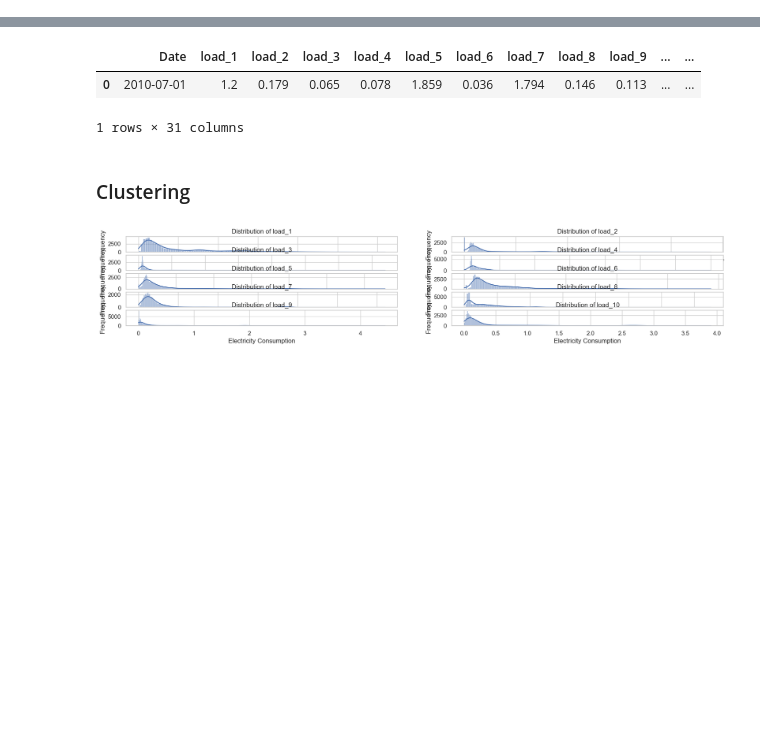
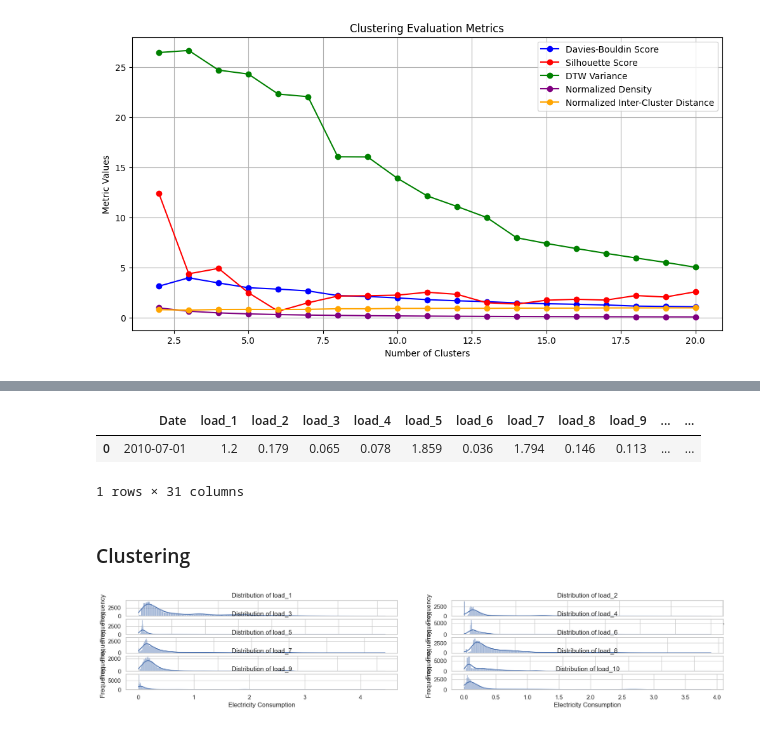
Before and after one commit to JonasSievers/Federated-Reinforcement-Learning-for-Battery-Charging, a Jupyter notebook: data/2feature_engineering_data/data_feature_engineering_scripts/03Data_Clustering.ipynb, the cells around one changed output, grey strips where cells are left out. Cells and saved outputs as stored; diff of their text form; code cells hidden in the pictures; blank space fills up the shorter version.

```diff
--- a/data/2feature_engineering_data/data_feature_engineering_scripts/03Data_Clustering.ipynb
+++ b/data/2feature_engineering_data/data_feature_engineering_scripts/03Data_Clustering.ipynb
@@ -47,0 +50,86 @@ Index(['load_299', 'load_300', 'Date.1', 'pv_1', 'pv_2', 'pv_3', 'pv_4',
+# %%
+#Prepare data
+
+time_series = prosumption_df.T.values
+# Scaling the data: Mean normalization to improve clustering
+scaler = TimeSeriesScalerMeanVariance()
+time_series_scaled = scaler.fit_transform(time_series)
+# %%
+# Function to compute DTW Within-Cluster Variance
+def compute_dtw_within_cluster_variance(data, labels, centroids):
+    clusters_dtw_variance = []
+    for cluster_id in set(labels):
+        cluster_indices = np.where(labels == cluster_id)[0]
+        cluster_data = data[cluster_indices]
+        centroid = centroids[cluster_id]
+        dtw_distances = [dtw(cluster_data[i], centroid) for i in range(len(cluster_data))]
+        clusters_dtw_variance.append(np.mean(dtw_distances))
+    return np.mean(clusters_dtw_variance)
+# %%
+# Define the range of cluster counts to evaluate
+max_clusters = 20
+cluster_counts = range(2, max_clusters + 1)
+db_scores = []
+silhouette_scores = []
+dtw_variances = []
+cluster_labels = {}
+density_scores = []
+inter_cluster_distances = []
+
+# Iterate over possible cluster counts
+for cluster_count in cluster_counts:
+    kmeans = TimeSeriesKMeans(n_clusters=cluster_count, metric="dtw", max_iter=100, tol=1e-6, random_state=42)
+    labels = kmeans.fit_predict(time_series_scaled)
+    cluster_labels[cluster_count] = labels
+
+    # Compute Distance Scores
+    dtw_variance = compute_dtw_within_cluster_variance(time_series_scaled, labels, kmeans.cluster_centers_)
+    dtw_variances.append(dtw_variance)
+
+    db_score = davies_bouldin_score(time_series_scaled.reshape(time_series_scaled.shape[0], -1), labels)
+    db_scores.append(db_score)
+
+    sil_score = silhouette_score(time_series_scaled.reshape(time_series_scaled.shape[0], -1), labels, metric=lambda x, y: dtw(x.reshape(-1,1), y.reshape(-1,1)))*100
+    silhouette_scores.append(sil_score)
+
+    # Compute density and inter-cluster distance (defer normalization)
+    density = np.mean([np.sum(labels == i) for i in range(cluster_count)]) / len(labels)
+    density_scores.append(density)
+
+    # Compute the average DTW distance between different cluster centers
+    if cluster_count > 1:  # Calculate distances only if there is more than one cluster
+        inter_distances = [dtw(kmeans.cluster_centers_[i], kmeans.cluster_centers_[j]) for i in range(cluster_count) for j in range(i+1, cluster_count)]
+        inter_cluster_distances.append(np.mean(inter_distances))
+    else:
+        inter_cluster_distances.append(0)
+    #print(f"Cluster Count: {cluster_count}, max_iter: {kmeans.n_iter_}, Davies-Bouldin Score: {db_score}, Silhouette Score: {sil_score}, DTW Variance: {dtw_variance}")
+    print(f"Cluster: {cluster_count}, max_iter: {kmeans.n_iter_}, DB Score: {db_score:.3f}, Sil Score: {sil_score:.3f}, DTW Var: {dtw_variance:.3f}, Density: {density:.3f}, InterClusterDist: {np.mean(inter_distances):.3f}")
+
+# Normalize the density scores and inter-cluster distances
+max_density = max(density_scores)
+density_scores = [d / max_density for d in density_scores]
+max_distance = max(inter_cluster_distances)
+inter_cluster_distances = [d / max_distance for d in inter_cluster_distances]
+
+# Determine the best cluster count (example: using a simple weighted formula)
+# You might customize the criteria for choosing the best cluster count
+weighted_scores = [silhouette_scores[i] - db_scores[i] + density_scores[i] + inter_cluster_distances[i] for i in range(len(cluster_counts))]
+best_index = np.argmax(weighted_scores)
+best_cluster_count = cluster_counts[best_index]
+print(f"Best cluster count based on combined criteria: {best_cluster_count}")
+
+
+# Plotting
+plt.figure(figsize=(12, 6))
+plt.plot(cluster_counts, db_scores, marker='o', color='b', label='Davies-Bouldin Score')
+plt.plot(cluster_counts, silhouette_scores, marker='o', color='r', label='Silhouette Score')
+plt.plot(cluster_counts, dtw_variances, marker='o', color='g', label='DTW Variance')
+plt.plot(cluster_counts, density_scores, marker='o', color='purple', label='Normalized Density')
+plt.plot(cluster_counts, inter_cluster_distances, marker='o', color='orange', label='Normalized Inter-Cluster Distance')
+plt.title('Clustering Evaluation Metrics')
+plt.xlabel('Number of Clusters')
+plt.ylabel('Metric Values')
+plt.legend()
+plt.grid(True)
+plt.show()
+# %% [output]
@@ -47,0 +156 @@ Index(['load_299', 'load_300', 'Date.1', 'pv_1', 'pv_2', 'pv_3', 'pv_4',
+[figure, added]
```
Also changed, not shown: parts of 9 cells of this notebook, 10 other files.
